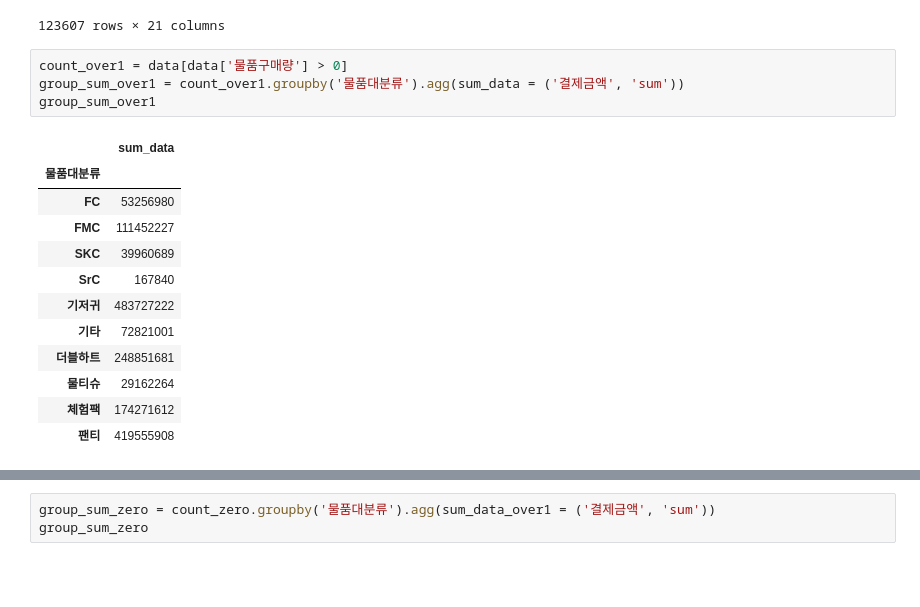
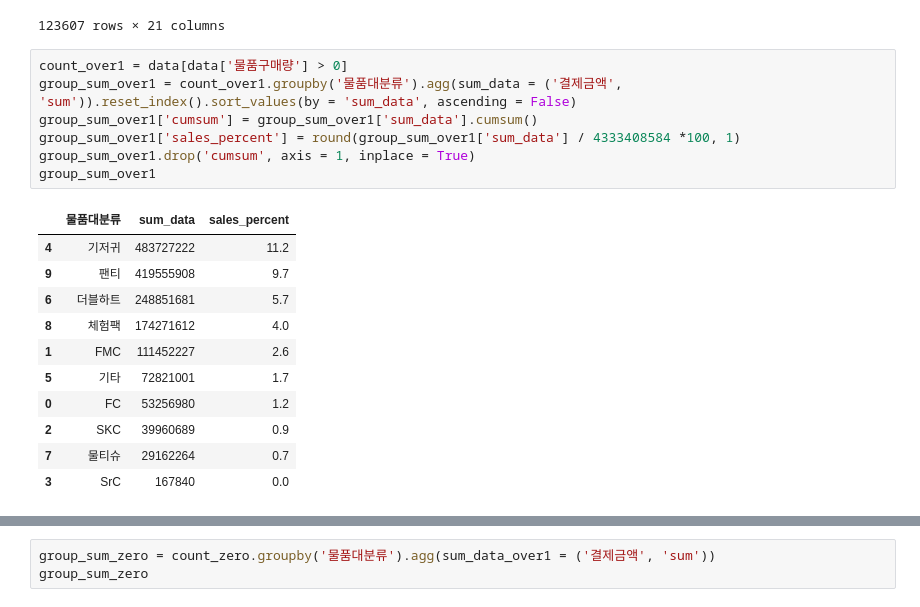
Before and after one commit to ManuSong/DataProject-5, a Jupyter notebook: 유아용품CRM.ipynb, the cells around one changed output, grey strips where cells are left out. Saved outputs shown, nothing was run; the diff lists cells and outputs as text; blank space fills up the shorter version.

```diff
--- a/유아용품CRM.ipynb
+++ b/유아용품CRM.ipynb
@@ -622,18 +643,20 @@ count_zero
 123607 rows × 21 columns
 # %%
 count_over1 = data[data['물품구매량'] > 0]
-group_sum_over1 = count_over1.groupby('물품대분류').agg(sum_data = ('결제금액', 'sum'))
+group_sum_over1 = count_over1.groupby('물품대분류').agg(sum_data = ('결제금액', 'sum')).reset_index().sort_values(by = 'sum_data', ascending = False)
+group_sum_over1['cumsum'] = group_sum_over1['sum_data'].cumsum()
+group_sum_over1['sales_percent'] = round(group_sum_over1['sum_data'] / 4333408584 *100, 1)
+group_sum_over1.drop('cumsum', axis = 1, inplace = True)
 group_sum_over1
 # %% [output]
-|  | sum_data |
-| 물품대분류 |  |
-| FC | 53256980 |
-| FMC | 111452227 |
-| SKC | 39960689 |
-| SrC | 167840 |
-| 기저귀 | 483727222 |
-| 기타 | 72821001 |
-| 더블하트 | 248851681 |
-| 물티슈 | 29162264 |
-| 체험팩 | 174271612 |
-| 팬티 | 419555908 |
+|  | 물품대분류 | sum_data | sales_percent |
+| 4 | 기저귀 | 483727222 | 11.2 |
+| 9 | 팬티 | 419555908 | 9.7 |
+| 6 | 더블하트 | 248851681 | 5.7 |
+| 8 | 체험팩 | 174271612 | 4.0 |
+| 1 | FMC | 111452227 | 2.6 |
+| 5 | 기타 | 72821001 | 1.7 |
+| 0 | FC | 53256980 | 1.2 |
+| 2 | SKC | 39960689 | 0.9 |
+| 7 | 물티슈 | 29162264 | 0.7 |
+| 3 | SrC | 167840 | 0.0 |
```
Also changed, not shown: parts of 140 cells of this notebook, 2 other files.
